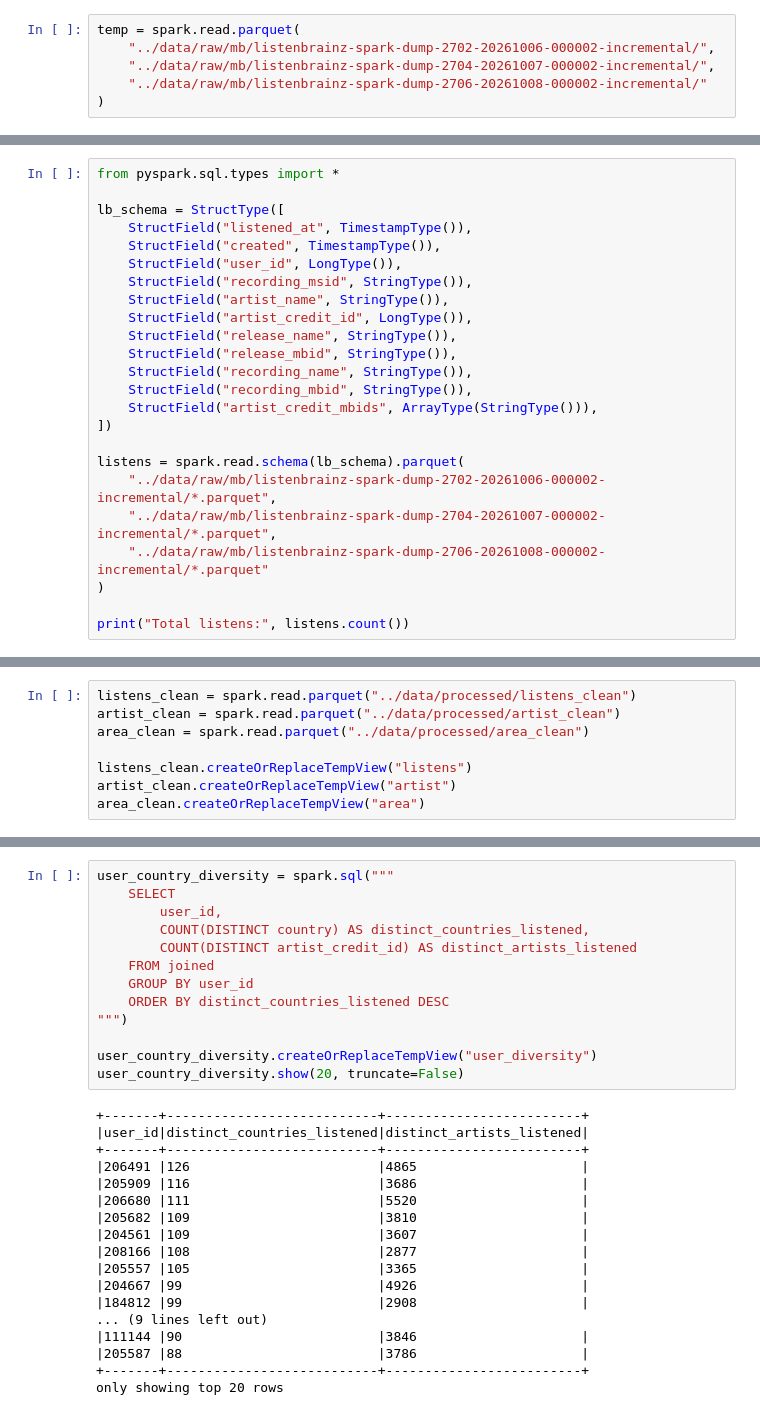
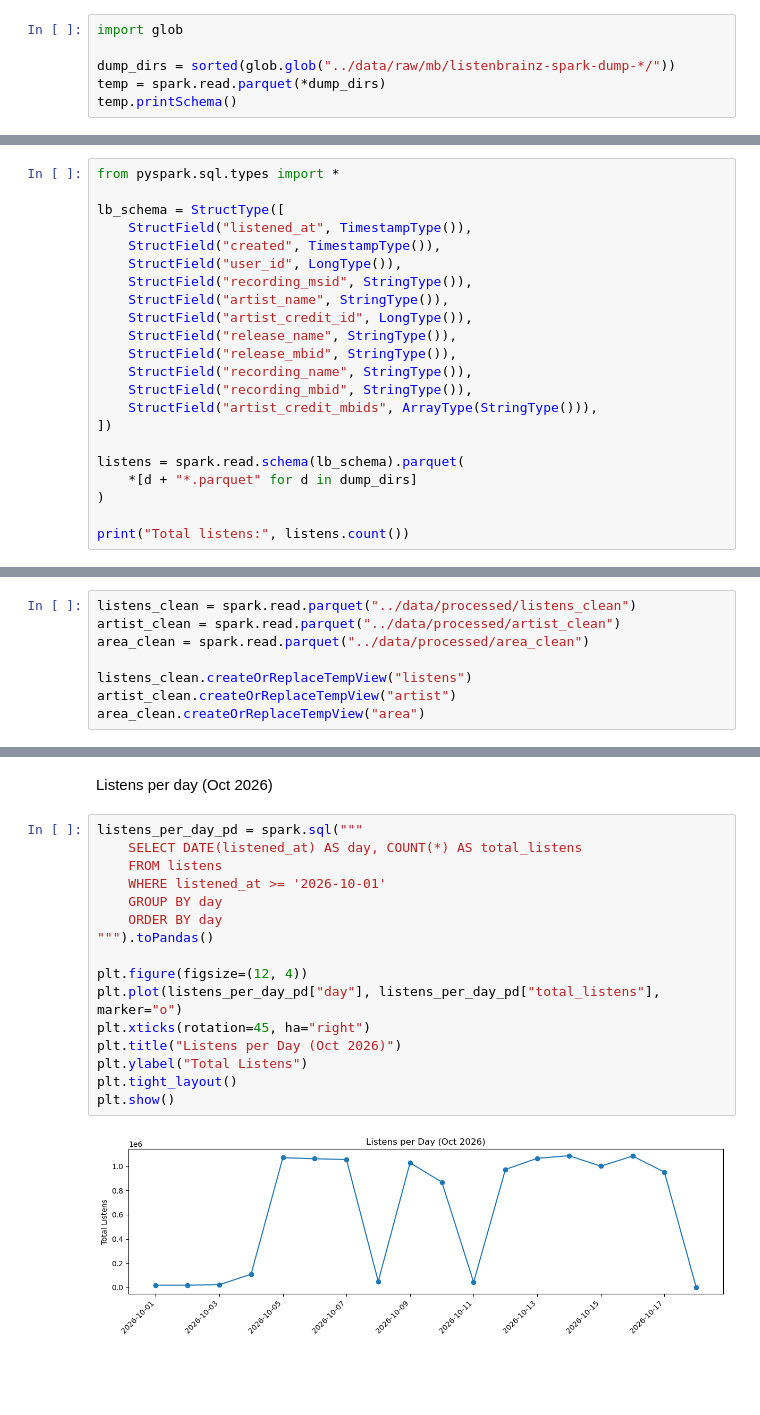
Before and after one commit to Zimori/dpa-project, a Jupyter notebook: src/part1.ipynb, the cells around one changed output, grey strips where cells are left out. Saved outputs shown, nothing was run; the diff lists cells and outputs as text; blank space fills up the shorter version.

```diff
--- a/src/part1.ipynb
+++ b/src/part1.ipynb
@@ -11,8 +11,8 @@ spark = SparkSession.builder \
 # %% [markdown]
 Read ListenBrainz to explore the schema
 # %%
-temp = spark.read.parquet(
-    "../data/raw/mb/listenbrainz-spark-dump-2702-20261006-000002-incremental/",
-    "../data/raw/mb/listenbrainz-spark-dump-2704-20261007-000002-incremental/",
-    "../data/raw/mb/listenbrainz-spark-dump-2706-20261008-000002-incremental/"
-)
+import glob
+
+dump_dirs = sorted(glob.glob("../data/raw/mb/listenbrainz-spark-dump-*/"))
+temp = spark.read.parquet(*dump_dirs)
+temp.printSchema()
@@ -54,9 +52,7 @@ lb_schema = StructType([
 ])
 
 listens = spark.read.schema(lb_schema).parquet(
-    "../data/raw/mb/listenbrainz-spark-dump-2702-20261006-000002-incremental/*.parquet",
-    "../data/raw/mb/listenbrainz-spark-dump-2704-20261007-000002-incremental/*.parquet",
-    "../data/raw/mb/listenbrainz-spark-dump-2706-20261008-000002-incremental/*.parquet"
+    *[d + "*.parquet" for d in dump_dirs]
 )
 
 print("Total listens:", listens.count())
@@ -390,32 +253,21 @@ done
+# %% [markdown]
+Listens per day (Oct 2026)
 # %%
-user_country_diversity = spark.sql("""
-    SELECT
-        user_id,
-        COUNT(DISTINCT country) AS distinct_countries_listened,
-        COUNT(DISTINCT artist_credit_id) AS distinct_artists_listened
-    FROM joined
-    GROUP BY user_id
-    ORDER BY distinct_countries_listened DESC
-""")
+listens_per_day_pd = spark.sql("""
+    SELECT DATE(listened_at) AS day, COUNT(*) AS total_listens
+    FROM listens
+    WHERE listened_at >= '2026-10-01'
+    GROUP BY day
+    ORDER BY day
+""").toPandas()
 
-user_country_diversity.createOrReplaceTempView("user_diversity")
-user_country_diversity.show(20, truncate=False)
+plt.figure(figsize=(12, 4))
+plt.plot(listens_per_day_pd["day"], listens_per_day_pd["total_listens"], marker="o")
+plt.xticks(rotation=45, ha="right")
+plt.title("Listens per Day (Oct 2026)")
+plt.ylabel("Total Listens")
+plt.tight_layout()
+plt.show()
 # %% [output]
-+-------+---------------------------+-------------------------+
-|user_id|distinct_countries_listened|distinct_artists_listened|
-+-------+---------------------------+-------------------------+
-|206491 |126                        |4865                     |
-|205909 |116                        |3686                     |
-|206680 |111                        |5520                     |
-|205682 |109                        |3810                     |
-|204561 |109                        |3607                     |
-|208166 |108                        |2877                     |
-|205557 |105                        |3365                     |
-|204667 |99                         |4926                     |
-|184812 |99                         |2908                     |
-... (9 lines left out)
-|111144 |90                         |3846                     |
-|205587 |88                         |3786                     |
-+-------+---------------------------+-------------------------+
-only showing top 20 rows
+[figure, added]
 # %% [markdown]
```
Also changed, not shown: parts of 50 cells of this notebook, 1 other file.
